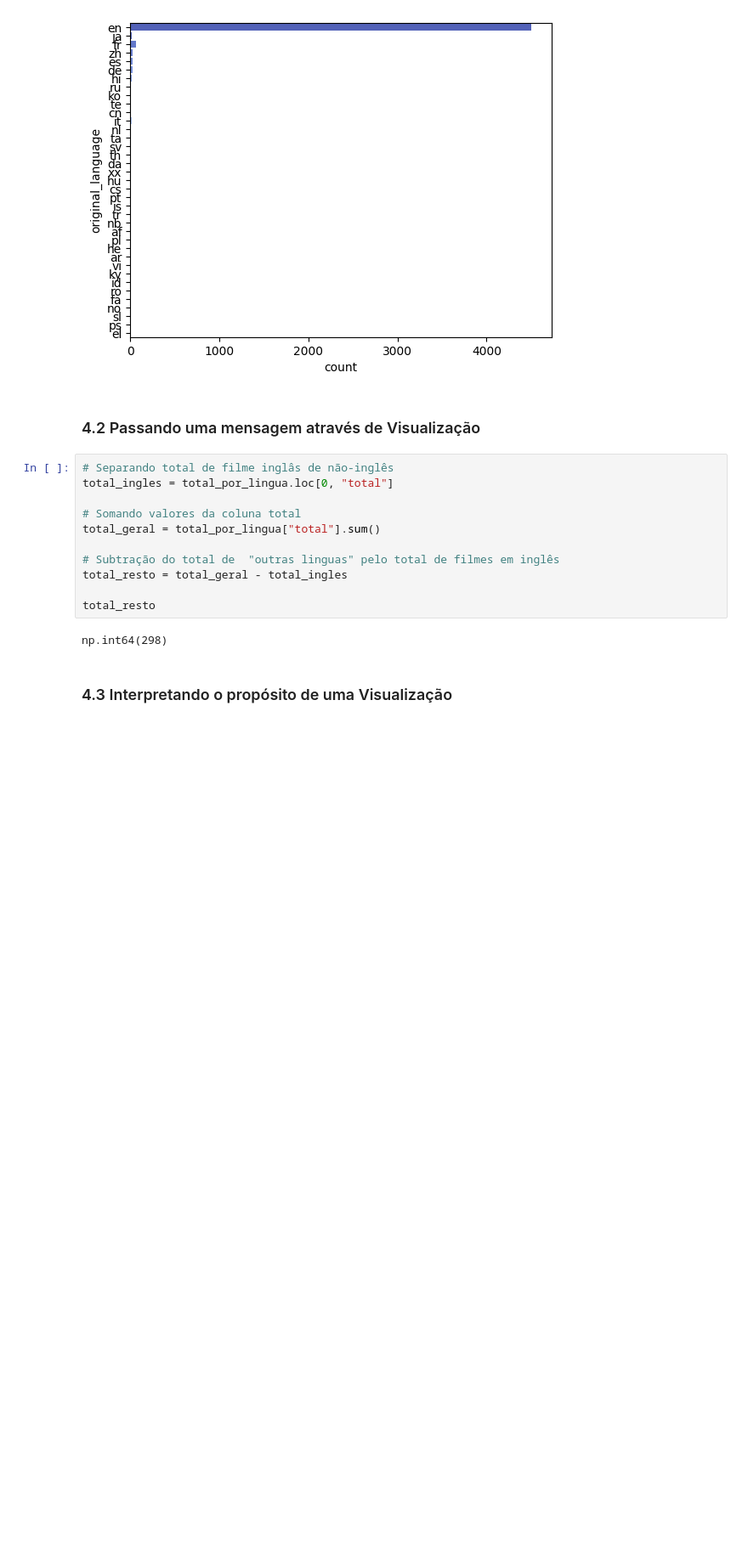
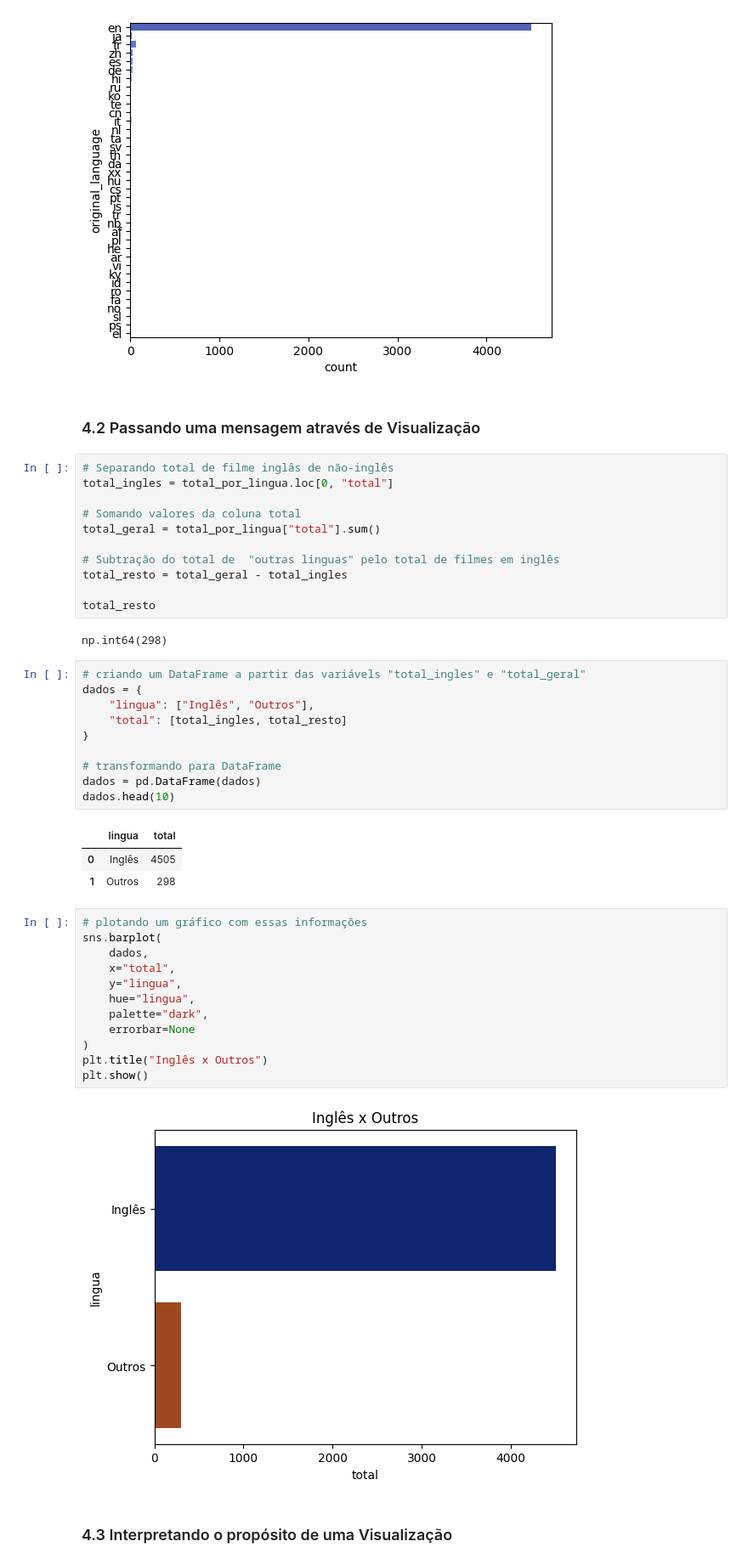
Before and after one commit to KaelDucatti/estudos-ds, a Jupyter notebook: data_science/explorando_analisando_dados/classes.ipynb, the cells around one changed output. Shown at 85% size. Saved outputs shown, nothing was run; the diff lists cells and outputs as text; blank space fills up the shorter version.

```diff
--- a/data_science/explorando_analisando_dados/classes.ipynb
+++ b/data_science/explorando_analisando_dados/classes.ipynb
@@ -326,5 +326,33 @@ total_resto = total_geral - total_ingles
 total_resto
 # %% [output]
 np.int64(298)
+# %%
+# criando um DataFrame a partir das variávels "total_ingles" e "total_geral"
+dados = {
+    "lingua": ["Inglês", "Outros"],
+    "total": [total_ingles, total_resto]
+}
+
+# transformando para DataFrame
+dados = pd.DataFrame(dados)
+dados.head(10)
+# %% [output]
+|  | lingua | total |
+| 0 | Inglês | 4505 |
+| 1 | Outros | 298 |
+# %%
+# plotando um gráfico com essas informações
+sns.barplot(
+    dados,
+    x="total",
+    y="lingua",
+    hue="lingua",
+    palette="dark",
+    errorbar=None
+)
+plt.title("Inglês x Outros")
+plt.show()
+# %% [output]
+[figure, added]
 # %% [markdown]
 ### 4.3 Interpretando o propósito de uma Visualização
```
Also changed, not shown: parts of 1 cell of this notebook.
